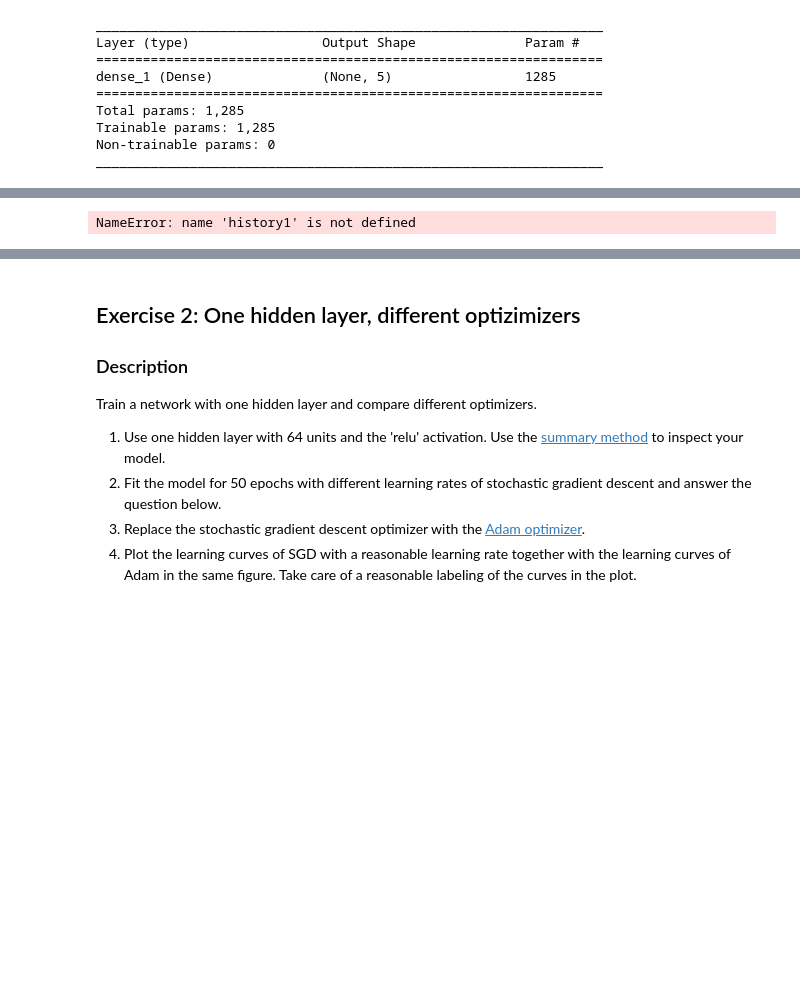
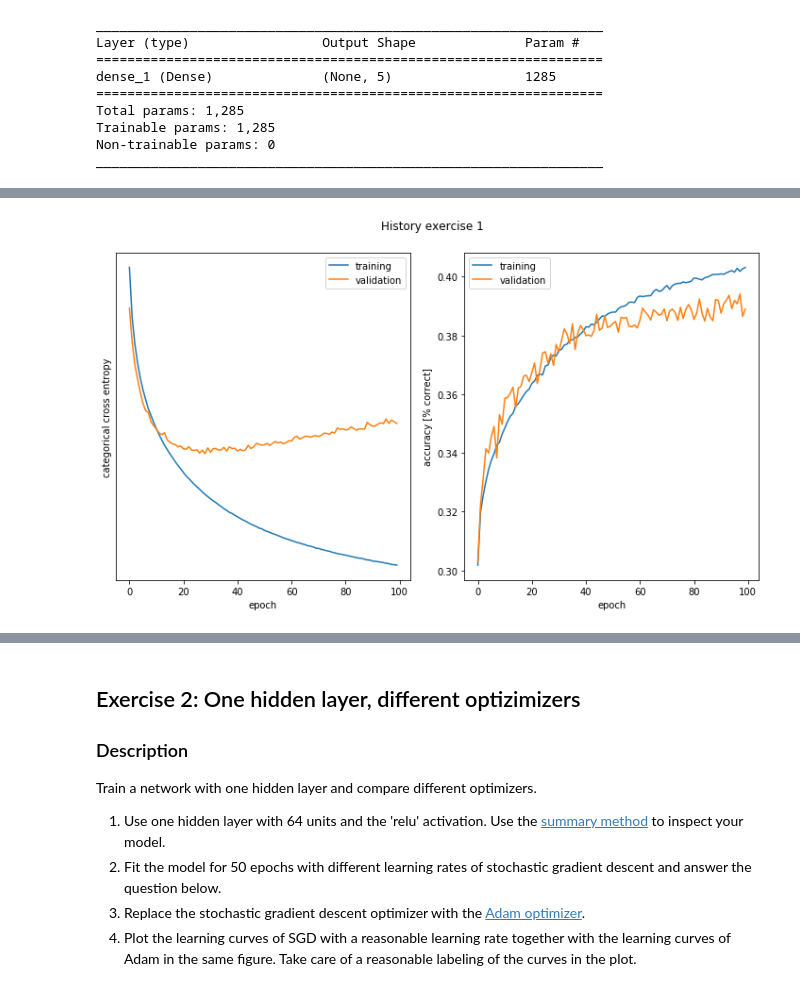
Before and after one commit to SSappy/ANN-Project-1, a Jupyter notebook: miniproject1.ipynb, the cells around one changed output, grey strips where cells are left out. Cells and saved outputs as stored; diff of their text form; code cells hidden in the pictures; blank space fills up the shorter version.

```diff
--- a/miniproject1.ipynb
+++ b/miniproject1.ipynb
@@ -330,4 +325,4 @@ load_model(model1, 'exercise1')
 # %%
-a = plot_history(history1, 'History exercise 1')
+plot = plot_history(history1, 'History exercise 1')
 # %% [output]
-NameError: name 'history1' is not defined
+[figure, added]
```
Also changed, not shown: parts of 57 cells of this notebook, 8 other files.
